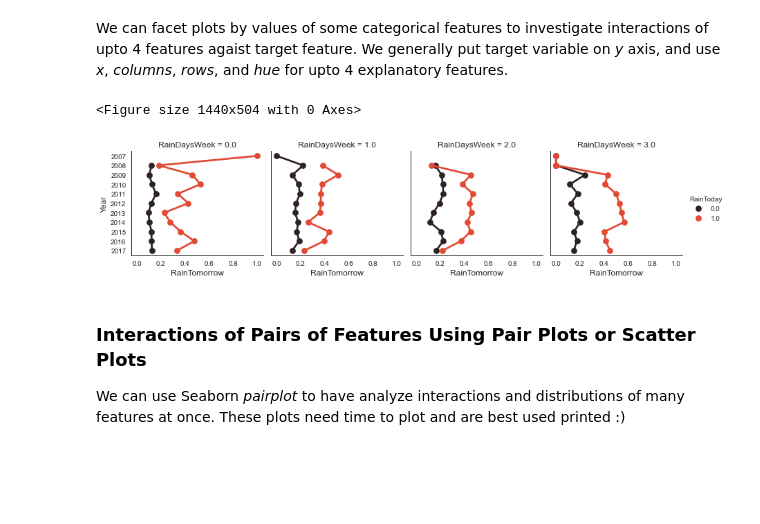
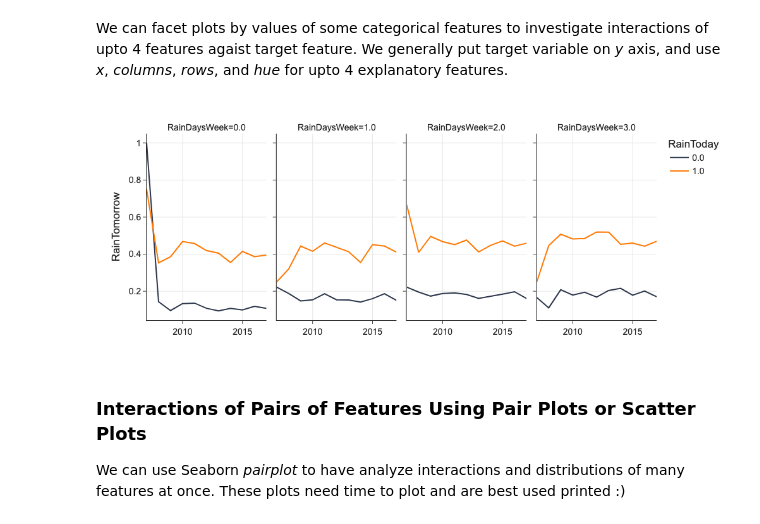
Before and after one commit to avast/machine-learning-python, a Jupyter notebook: book/imlp/imlp_1_data.ipynb, the cells around one changed output. Cells and saved outputs as stored; diff of their text form; code cells hidden in the pictures; blank space fills up the shorter version.

```diff
--- a/book/imlp/imlp_1_data.ipynb
+++ b/book/imlp/imlp_1_data.ipynb
@@ -725,15 +772,16 @@ sns.violinplot(x='RainToday', y='Cloud3pm', hue='RainTomorrow', data=df, split=T
 ### Facets
 # %% [markdown]
 We can facet plots by values of some categorical features to investigate interactions of upto 4 features agaist target feature. We generally put target variable on *y* axis, and use *x*, *columns*, *rows*, and *hue* for upto 4 explanatory features.
-# %%
-# facets
-plt.figure(figsize=[20,7]);
-f = sns.FacetGrid(df[df.RainDaysWeek.isin([0, 1, 2, 3])].sample(10000), col='RainDaysWeek');
-f.map(sns.pointplot, 'RainTomorrow', 'Year', 'RainToday', ci=0.90, grid=True);
-f.add_legend(title='RainToday');
-# %% [output]
-<Figure size 1440x504 with 0 Axes>
-[figure, removed]
+# %%
+# facets
+d = mlp.eda_grouped(df[['RainDaysWeek', 'RainTomorrow', 'RainToday', 'Year']], 'RainTomorrow', ['RainDaysWeek', 'RainToday', 'Year'])
+d = d[(d.RainDaysWeek <= 3)]
+d.RainDaysWeek = d.RainDaysWeek.astype('category')
+d.RainToday = d.RainToday.astype('category')
+
+px.line(d, x='Year', y='mean', color='RainToday', facet_col='RainDaysWeek', labels={'mean': 'RainTomorrow', 'Year': ''})
+# %% [output]
+[figure, added]
 # %% [markdown]
 ### Interactions of Pairs of Features Using Pair Plots or Scatter Plots
 
```
Also changed, not shown: parts of 40 cells of this notebook, 37 other files.
